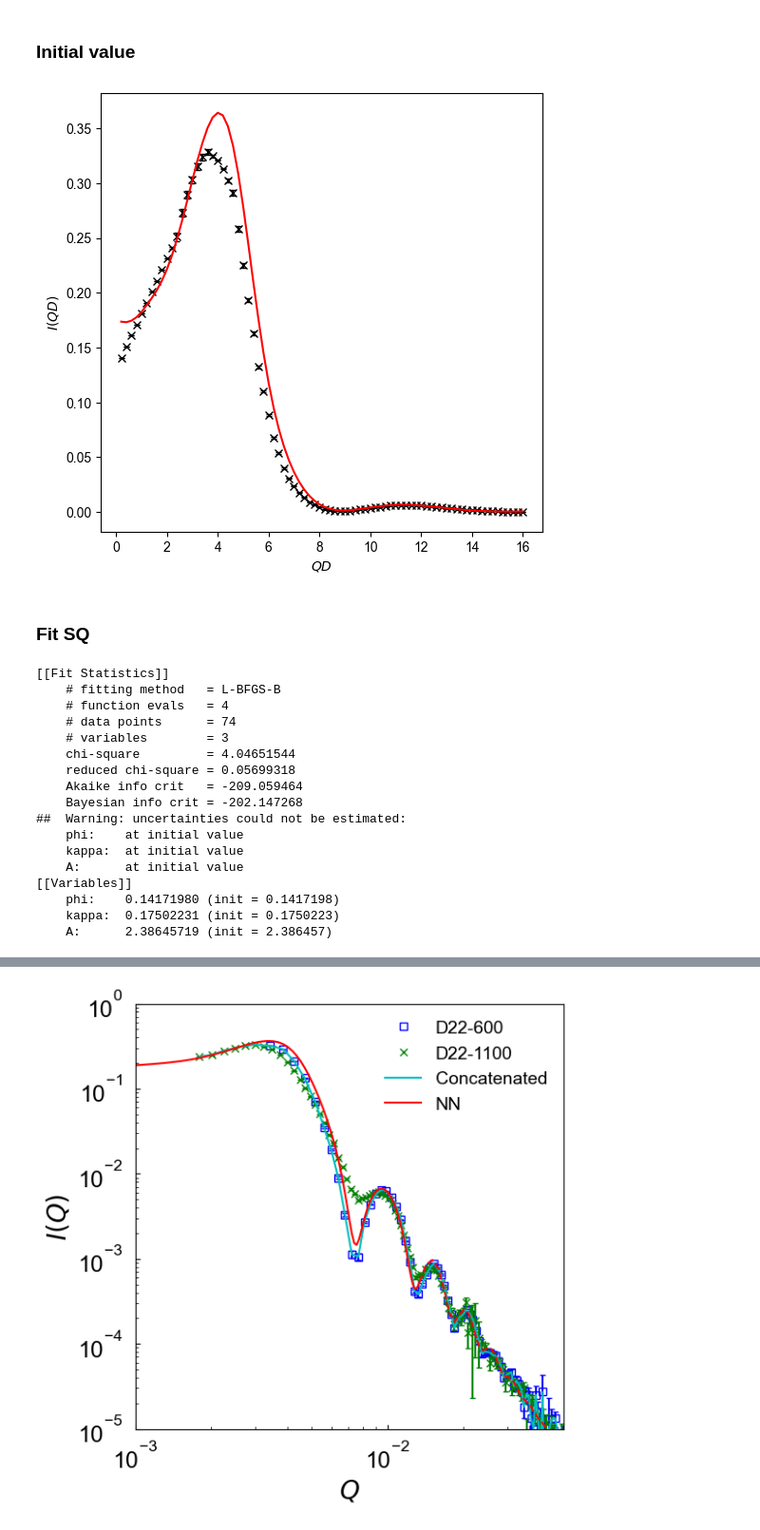
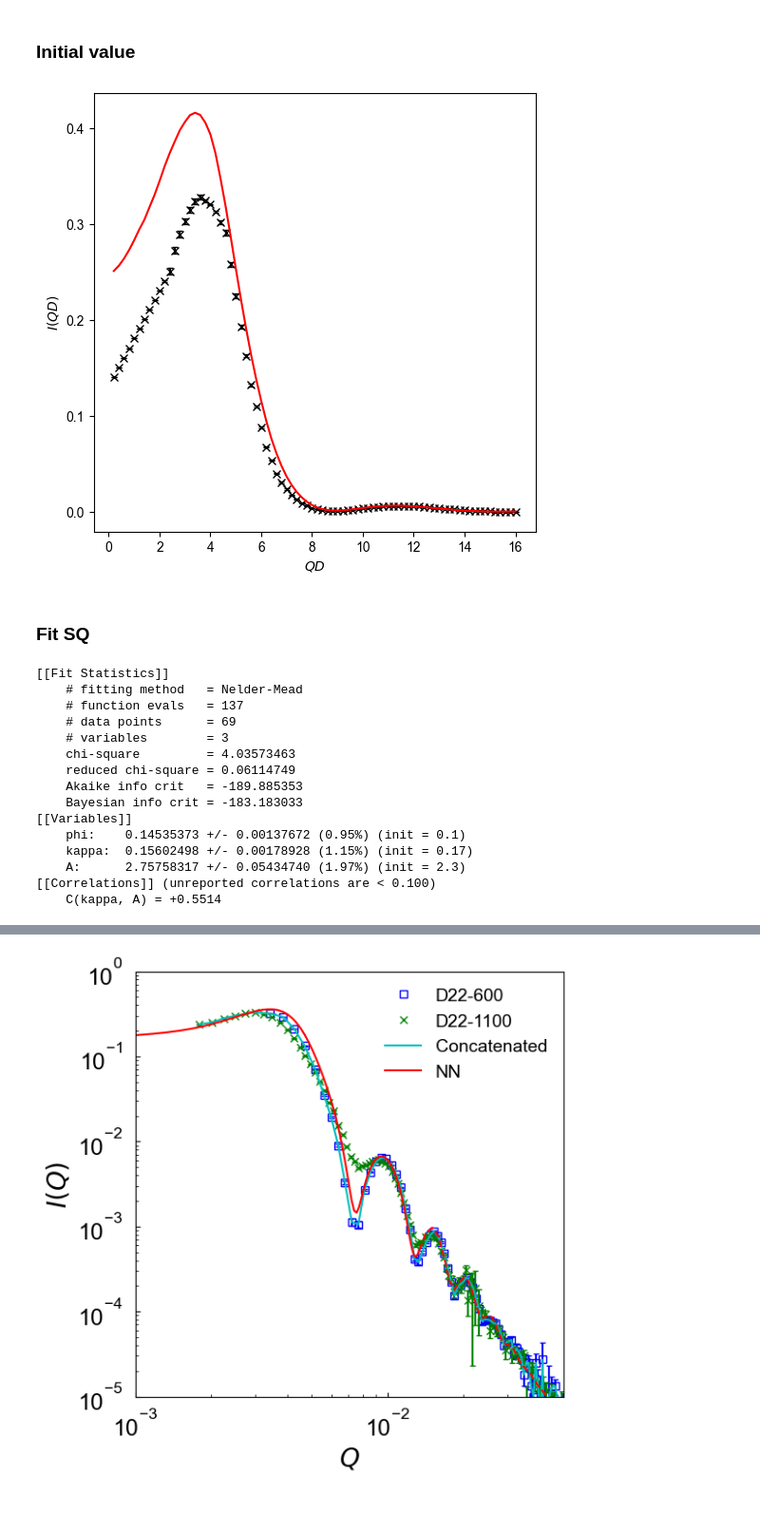
Before and after one commit to ch-tung/SQ_VAE, a Jupyter notebook: direct_param_SQ/silica/Fit_IQ_10_P_lmfit.ipynb, the cells around one changed output, grey strips where cells are left out. Shown at 95% size. Cells and saved outputs as stored; diff of their text form; code cells hidden in the pictures.

```diff
--- a/direct_param_SQ/silica/Fit_IQ_10_P_lmfit.ipynb
+++ b/direct_param_SQ/silica/Fit_IQ_10_P_lmfit.ipynb
@@ -507,6 +507,7 @@ def IQ_th(sq_func,fp):
     P = P_HS_eff(q,sigma=r_sigma, d_sigma=fp_opt_P['d_sigma'])
 
     # structure factor
+    # S = SQ_th(sq_func,fp)
     S = savgol_filter(SQ_th(sq_func,fp), 11,2)
 
     # I(Q)
@@ -526,7 +527,7 @@ def IQ_th(sq_func,fp):
     # if I_scale(QD) = I^(QD*), D*=D/fp[3], D = D*fp[3]
 
     IQ_res_scale_interp = f_interp(q_rs)
-    return IQ_res_scale_interp
+    return IQ_res_scale_interp.astype(np.float32)
 
 def IQ_th_res(sq_func,fp):
     # form factor
@@ -553,7 +554,7 @@ def IQ_th_res(sq_func,fp):
     # if I_scale(QD) = I^(QD*), D*=D/fp[3], D = D*fp[3]
 
     IQ_res_scale_interp = f_interp(q_rs)
-    return IQ_res_scale_interp
+    return IQ_res_scale_interp.astype(np.float32)
 # %% [markdown]
 ## Pick an I(Q) and test
 # %%
@@ -561,66 +562,64 @@ IQ_exp = IQ_rs.astype(np.float32)
 # %% [markdown]
 ### Initial value
 # %%
-fp_i =       [0.14171980 ,  0.17502231,   2.38645719,  1]
+fp_i =       [0.1,  0.17,   2.3,  1]
 fp_ubounds = (0.5,  0.5,   20,  1.1)
 fp_lbounds = (0.05, 0.05,  0.5, 0.9)
 fp_name = ['phi', 'kappa', 'A', 'r_sigma']
 
 params_S = Parameters()
 for i in range(3):
     params_S.add(fp_name[i], value=fp_i[i], min=fp_ubounds[i], max=fp_lbounds[i])
 
 # plot initial parameters
 fig = plt.figure(figsize=(6, 6))
 ax = plt.subplot(1, 1, 1)
 
 # ax.errorbar(q,IQ_rs,yerr=IQ_er_rs,fmt='k')
 ax.plot(q,IQ_rs,'xk')
 ax.errorbar(q,IQ_rs,IQ_er_rs,color='k',capsize=2,linestyle='')
-ax.plot(q,IQ_th(SQ_NN_GP,fp_i),'-r')
+ax.plot(q,IQ_th(SQ_NN,fp_i),'-r')
 
 ax.set_xlabel(r'$QD$')
 ax.set_ylabel(r'$I(QD)$')
 
 # ax.set_xscale('log')
 # ax.set_yscale('log')
 plt.show()
 # %% [output]
-[figure, old version]
+[figure, new version]
 # %% [markdown]
 ### Fit SQ
 # %%
-index_Q = (q>1)*(q<16)
+index_Q = (q>2)*(q<16)
 # loss function for fitting form factor
 def lambda_S(params, Q, data, index_Q):
     v = params.valuesdict()
     fp = [v['phi'],v['kappa'],v['A'],1]
-    return (np.log(IQ_th(SQ_NN_GP,fp)) - np.log(data))[index_Q]
+    return (np.log(IQ_th(SQ_NN,fp)) - np.log(data))[index_Q]
 
 # do fit, here with the default leastsq algorithm
 minner = Minimizer(lambda_S, params_S, fcn_args=(q, IQ_rs, index_Q))
-result_S = minner.minimize(method='lbfgsb')
+result_S = minner.minimize(method='nedler')
 
 # write error report
 report_fit(result_S)
 # %% [output]
 [[Fit Statistics]]
-    # fitting method   = L-BFGS-B
-    # function evals   = 4
-    # data points      = 74
+    # fitting method   = Nelder-Mead
+    # function evals   = 137
+    # data points      = 69
     # variables        = 3
-    chi-square         = 4.04651544
-    reduced chi-square = 0.05699318
-    Akaike info crit   = -209.059464
-    Bayesian info crit = -202.147268
-##  Warning: uncertainties could not be estimated:
-    phi:    at initial value
-    kappa:  at initial value
-    A:      at initial value
+    chi-square         = 4.03573463
+    reduced chi-square = 0.06114749
+    Akaike info crit   = -189.885353
+    Bayesian info crit = -183.183033
 [[Variables]]
-    phi:    0.14171980 (init = 0.1417198)
-    kappa:  0.17502231 (init = 0.1750223)
-    A:      2.38645719 (init = 2.386457)
+    phi:    0.14535373 +/- 0.00137672 (0.95%) (init = 0.1)
+    kappa:  0.15602498 +/- 0.00178928 (1.15%) (init = 0.17)
+    A:      2.75758317 +/- 0.05434740 (1.97%) (init = 2.3)
+[[Correlations]] (unreported correlations are < 0.100)
+    C(kappa, A) = +0.5514
 # %%
 fig = plt.figure(figsize=(6, 6))
 ax = plt.subplot(1, 1, 1)
```
Also changed, not shown: parts of 4 cells of this notebook.
